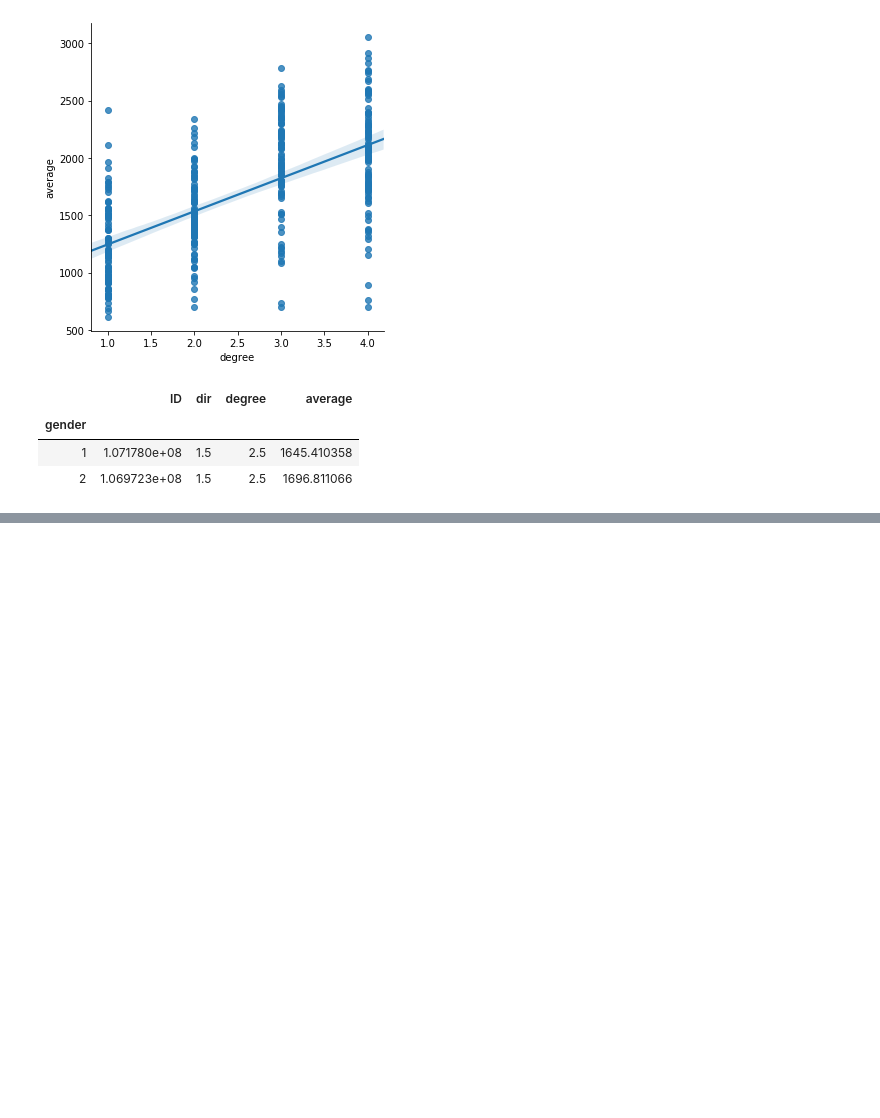
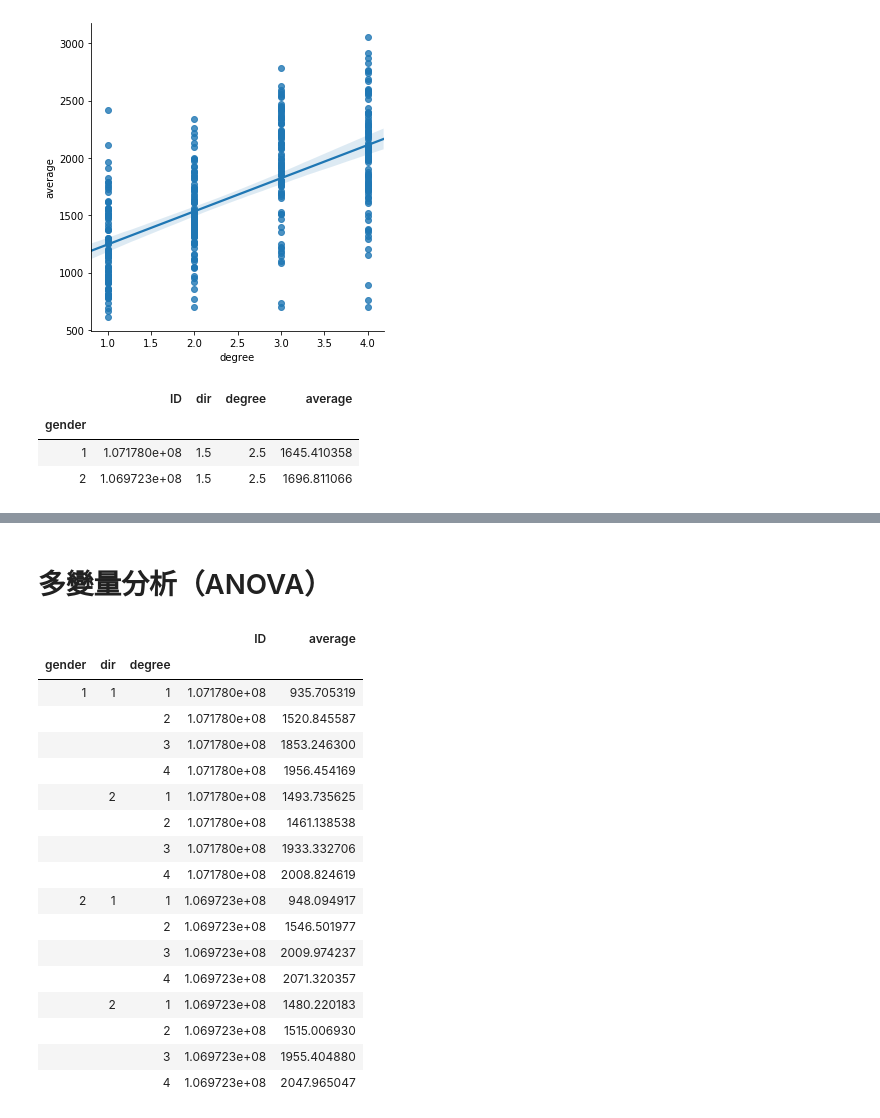
Before and after one commit to wuling31715/2018-NCCU-Machine-Learning, a Jupyter notebook: anova/demo.ipynb, the cells around one changed output, grey strips where cells are left out. Drawn from its saved outputs; the diff is of its cells as text; code cells hidden in the pictures; blank space fills up the shorter version.

Commit message:
anova

```diff
--- a/anova/demo.ipynb
+++ b/anova/demo.ipynb
@@ -84 +98,24 @@ data['average'][female].plot()
+# %% [markdown]
+# 多變量分析（ANOVA）
+# %%
+data.groupby(["gender", "dir", "degree"]).mean()
+# %% [output]
+|  |  |  | ID | average |
+| gender | dir | degree |  |  |
+| 1 | 1 | 1 | 1.071780e+08 | 935.705319 |
+|  |  | 2 | 1.071780e+08 | 1520.845587 |
+|  |  | 3 | 1.071780e+08 | 1853.246300 |
+|  |  | 4 | 1.071780e+08 | 1956.454169 |
+|  | 2 | 1 | 1.071780e+08 | 1493.735625 |
+|  |  | 2 | 1.071780e+08 | 1461.138538 |
+|  |  | 3 | 1.071780e+08 | 1933.332706 |
+|  |  | 4 | 1.071780e+08 | 2008.824619 |
+| 2 | 1 | 1 | 1.069723e+08 | 948.094917 |
+|  |  | 2 | 1.069723e+08 | 1546.501977 |
+|  |  | 3 | 1.069723e+08 | 2009.974237 |
+|  |  | 4 | 1.069723e+08 | 2071.320357 |
+|  | 2 | 1 | 1.069723e+08 | 1480.220183 |
+|  |  | 2 | 1.069723e+08 | 1515.006930 |
+|  |  | 3 | 1.069723e+08 | 1955.404880 |
+|  |  | 4 | 1.069723e+08 | 2047.965047 |
 # %%
```
Also changed, not shown: parts of 15 cells of this notebook.
